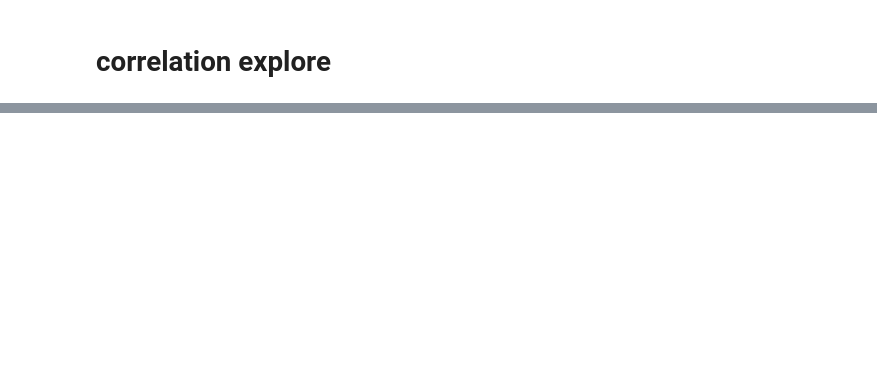
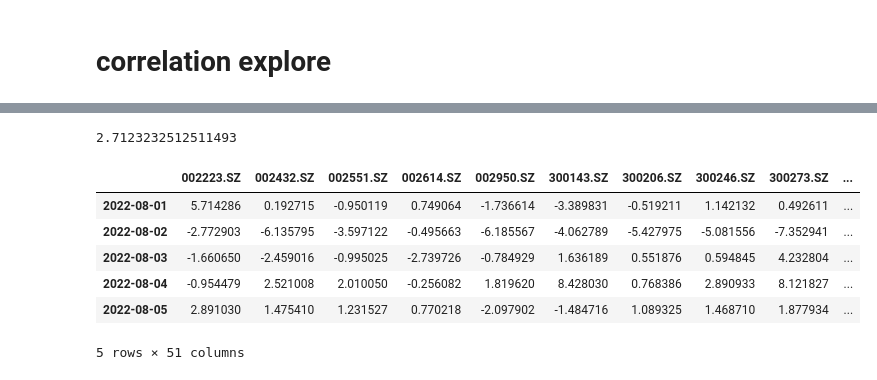
Before and after one commit to PXY11/trading-optimize, a Jupyter notebook: tmp.ipynb, the cells around one changed output, grey strips where cells are left out. Saved outputs shown, nothing was run; the diff lists cells and outputs as text; code cells hidden in the pictures; blank space fills up the shorter version.

```diff
--- a/tmp.ipynb
+++ b/tmp.ipynb
@@ -196,0 +165,12 @@ for tmp_stk_code in stk_code[:1]:
+# %%
+from WindPy import *
+
+#Wind API 使用W账户密码登录
+w.start()
+
+#return True and then can go to next operation.
+w.isconnected()
+start_date = '2022-08-01'
+end_date = '2022-09-30'
+df_return_day = w.wsd("002223.SZ,002432.SZ,002551.SZ,002614.SZ,002950.SZ,300143.SZ,300206.SZ,300246.SZ,300273.SZ,300298.SZ,300314.SZ,300326.SZ,300529.SZ,300562.SZ,300633.SZ,300753.SZ,300760.SZ,300832.SZ,300869.SZ,300942.SZ,300962.SZ,301087.SZ,301234.SZ,301235.SZ,301363.SZ,600055.SH,600568.SH,600587.SH,603579.SH,605186.SH,688029.SH,688050.SH,688114.SH,688139.SH,688212.SH,688271.SH,688273.SH,688277.SH,688310.SH,688314.SH,688351.SH,688358.SH,688393.SH,688468.SH,688580.SH,688613.SH,688617.SH,688677.SH,688793.SH,832278.BJ,872925.BJ",
+"pct_chg", f"2022-08-01", f"2022-09-30", "",usedf=True)[1]
@@ -196,0 +210,17 @@ for tmp_stk_code in stk_code[:1]:
+# %%
+import numpy as np
+
+corr_mat = df_return_rearrange.dropna(how='any',axis=1).loc['2022-08-01'].corr().values
+np.linalg.norm(corr_mat)
+# %% [output]
+2.7123232512511493
+# %%
+df_return_day.head()
+# %% [output]
+|  | 002223.SZ | 002432.SZ | 002551.SZ | 002614.SZ | 002950.SZ | 300143.SZ | 300206.SZ | 300246.SZ | 300273.SZ | ... |
+| 2022-08-01 | 5.714286 | 0.192715 | -0.950119 | 0.749064 | -1.736614 | -3.389831 | -0.519211 | 1.142132 | 0.492611 | ... |
+| 2022-08-02 | -2.772903 | -6.135795 | -3.597122 | -0.495663 | -6.185567 | -4.062789 | -5.427975 | -5.081556 | -7.352941 | ... |
+| 2022-08-03 | -1.660650 | -2.459016 | -0.995025 | -2.739726 | -0.784929 | 1.636189 | 0.551876 | 0.594845 | 4.232804 | ... |
+| 2022-08-04 | -0.954479 | 2.521008 | 2.010050 | -0.256082 | 1.819620 | 8.428030 | 0.768386 | 2.890933 | 8.121827 | ... |
+| 2022-08-05 | 2.891030 | 1.475410 | 1.231527 | 0.770218 | -2.097902 | -1.484716 | 1.089325 | 1.468710 | 1.877934 | ... |
+5 rows × 51 columns
```
Also changed, not shown: parts of 12 cells of this notebook, 1 other file.
